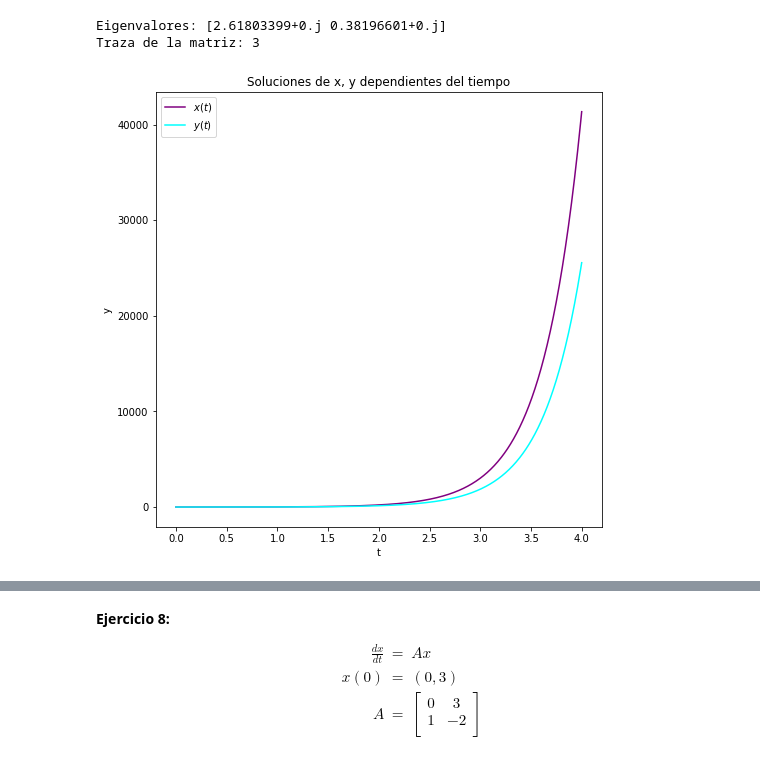
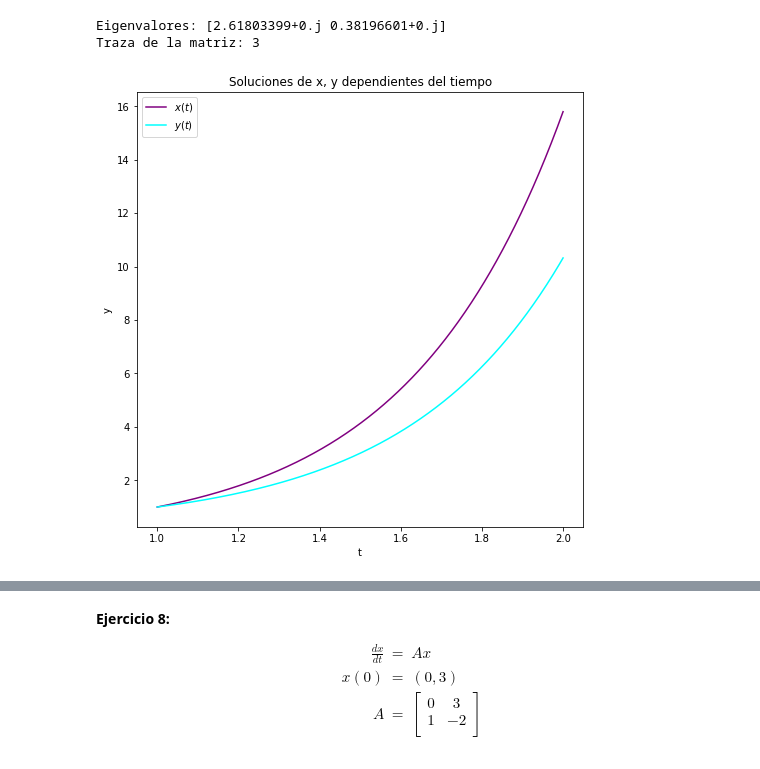
Before and after one commit to elizabethtorrest/F-sica-Computacional, a Jupyter notebook: Actividad9/Actividad9.ipynb, the cells around one changed output, grey strips where cells are left out. Saved outputs shown, nothing was run; the diff lists cells and outputs as text; code cells hidden in the pictures.

```diff
--- a/Actividad9/Actividad9.ipynb
+++ b/Actividad9/Actividad9.ipynb
@@ -185,8 +185,8 @@ def x(t,k1,k2):
   return R2
 
 t=np.linspace(-3,3,400)
-k1=list(np.linspace(-1.5,1,7))
-k2=list(np.linspace(1.5,-1,7))
+k1=[5,3,-2,-4,1,3,-2,-2]
+k2=[5,-3,2,-4,1,-3,2,-2]
 plt.figure(figsize=(7,7))
 
 for k11,k22 in zip(k1,k2):
@@ -519,23 +519,23 @@ Traza de la matriz: 3
 # %%
 #Definimos la función dx/dt para la solución del sistema
 def f(y, t):
   x, v = y
   return [2*x+v, x+v]
 
 #Definimos los puntos de interés donde se desean determinar los valores de la solución
-t=np.linspace(0,4,800)
+t=np.linspace(1,2,800)
 #Definimos las condiciones iniciales del sistema
 CI=[1,1]
 
 #Graficamos ambas soluciones
 plt.figure(figsize = ( 8, 8))
 y=odeint(f,CI,t)
 plt.plot(t,y[0:,0], 'purple' ,label='$x(t)$')
 plt.plot(t,y[0:,1], 'cyan' ,label='$y(t)$')
 plt.title('Soluciones de x, y dependientes del tiempo')
 plt.xlabel('t')
 plt.ylabel('y')
 plt.legend()
 plt.show()
 # %% [output]
-[figure, old version]
+[figure, new version]
```
Also changed, not shown: parts of 2 cells of this notebook.
